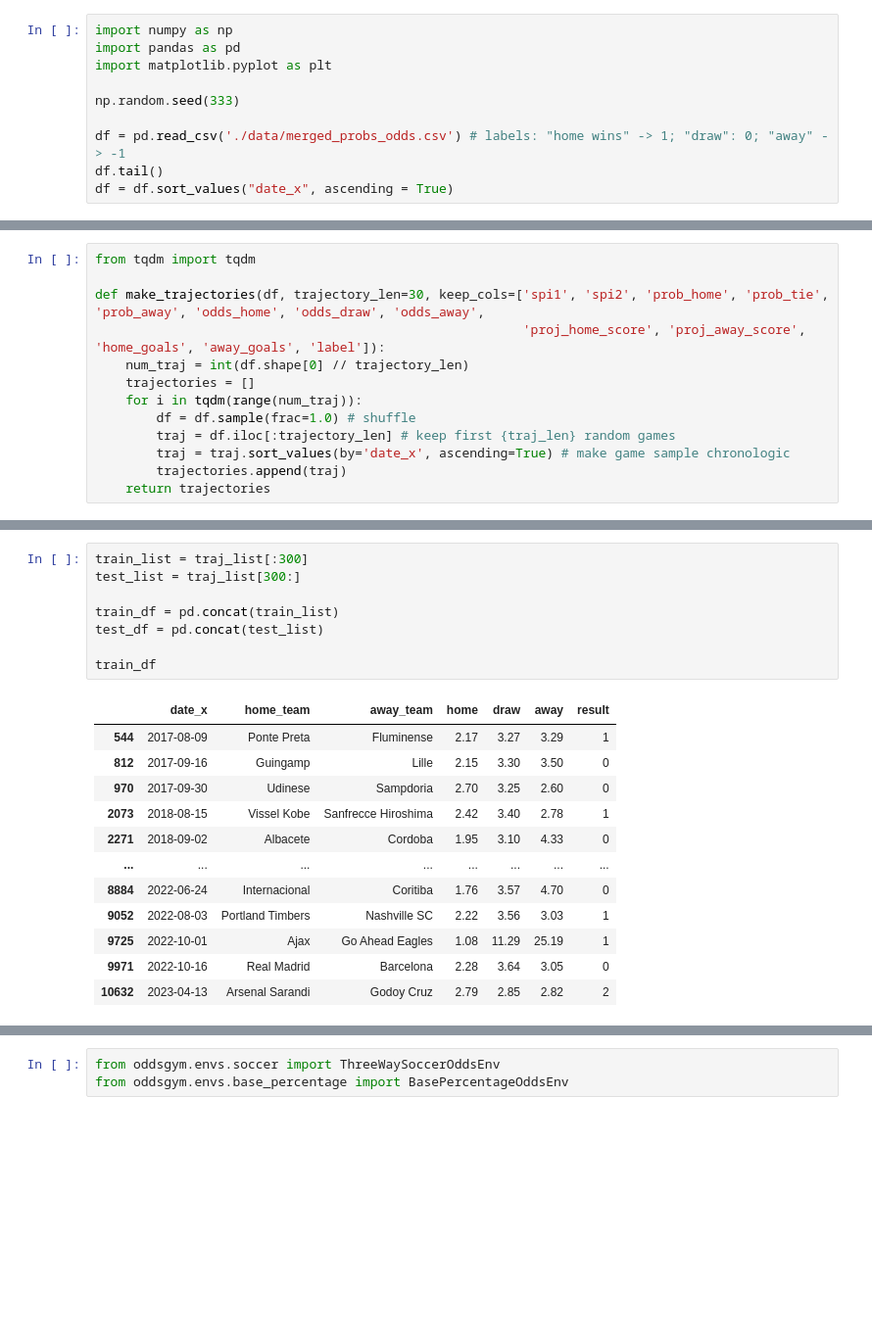
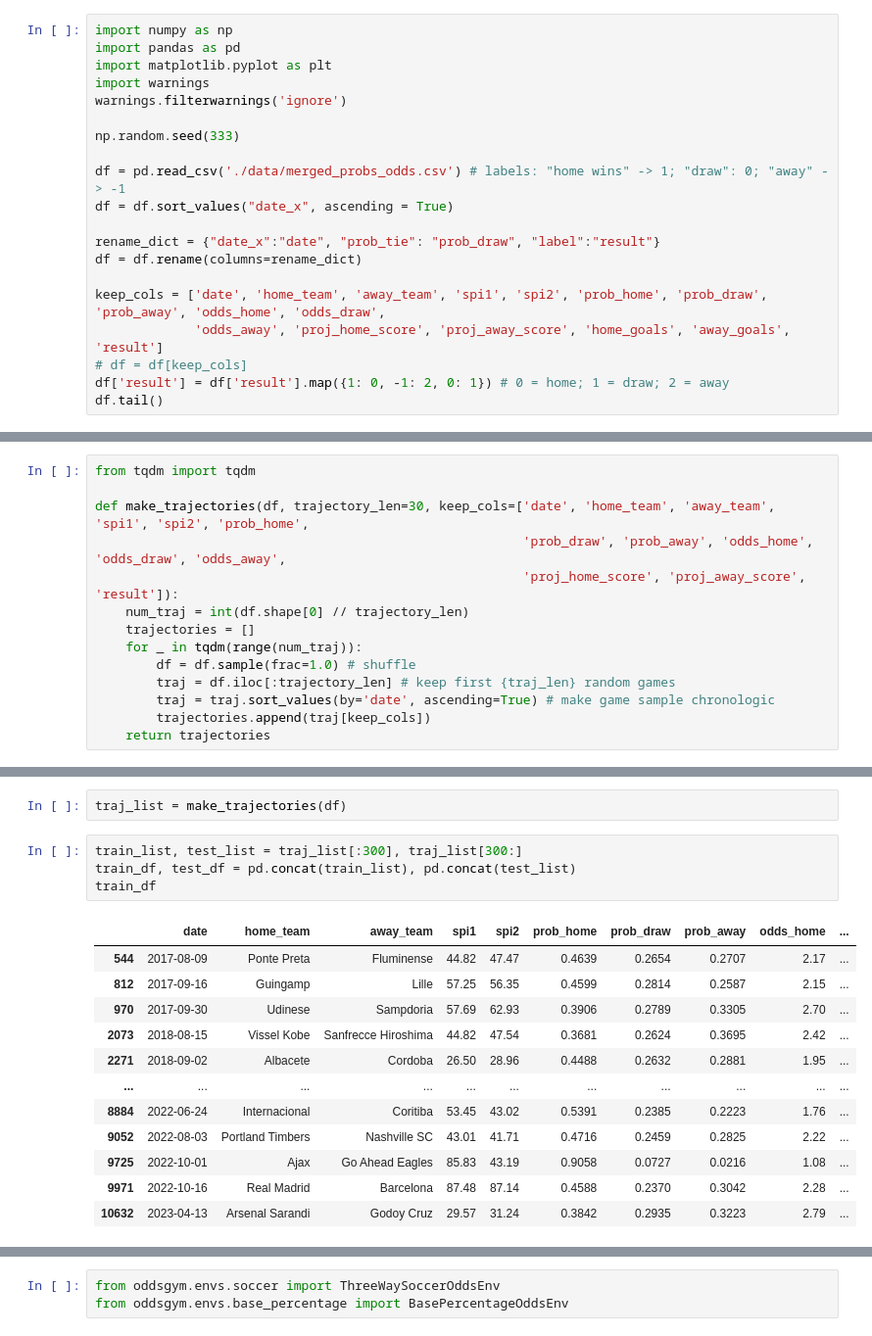
Before and after one commit to bryanchiaws/Odds-Gym, a Jupyter notebook: rl_simulations.ipynb, the cells around one changed output, grey strips where cells are left out. Shown: that part at 98% size. Drawn from its saved outputs; the diff is of its cells as text; blank space fills up the shorter version.

```diff
--- a/rl_simulations.ipynb
+++ b/rl_simulations.ipynb
@@ -2,9 +2,19 @@
 import numpy as np
 import pandas as pd
 import matplotlib.pyplot as plt
+import warnings
+warnings.filterwarnings('ignore')
 
 np.random.seed(333)
 
 df = pd.read_csv('./data/merged_probs_odds.csv') # labels: "home wins" -> 1; "draw": 0; "away" -> -1
+df = df.sort_values("date_x", ascending = True)
+
+rename_dict = {"date_x":"date", "prob_tie": "prob_draw", "label":"result"}
+df = df.rename(columns=rename_dict)
+
+keep_cols = ['date', 'home_team', 'away_team', 'spi1', 'spi2', 'prob_home', 'prob_draw', 'prob_away', 'odds_home', 'odds_draw',
+             'odds_away', 'proj_home_score', 'proj_away_score', 'home_goals', 'away_goals', 'result']
+# df = df[keep_cols]
+df['result'] = df['result'].map({1: 0, -1: 2, 0: 1}) # 0 = home; 1 = draw; 2 = away
 df.tail()
-df = df.sort_values("date_x", ascending = True)
@@ -11,13 +28,14 @@ df = df.sort_values("date_x", ascending = True)
 # %%
 from tqdm import tqdm
 
-def make_trajectories(df, trajectory_len=30, keep_cols=['spi1', 'spi2', 'prob_home', 'prob_tie', 'prob_away', 'odds_home', 'odds_draw', 'odds_away',
-                                                        'proj_home_score', 'proj_away_score', 'home_goals', 'away_goals', 'label']):
+def make_trajectories(df, trajectory_len=30, keep_cols=['date', 'home_team', 'away_team', 'spi1', 'spi2', 'prob_home',
+                                                        'prob_draw', 'prob_away', 'odds_home', 'odds_draw', 'odds_away',
+                                                        'proj_home_score', 'proj_away_score', 'result']):
     num_traj = int(df.shape[0] // trajectory_len)
     trajectories = []
-    for i in tqdm(range(num_traj)):
+    for _ in tqdm(range(num_traj)):
         df = df.sample(frac=1.0) # shuffle
         traj = df.iloc[:trajectory_len] # keep first {traj_len} random games
-        traj = traj.sort_values(by='date_x', ascending=True) # make game sample chronologic
-        trajectories.append(traj)
+        traj = traj.sort_values(by='date', ascending=True) # make game sample chronologic
+        trajectories.append(traj[keep_cols])
     return trajectories
@@ -31,21 +42,19 @@ traj_list = make_trajectories(odds_df, keep_cols = ["home_team", "away_team", "o
+# %%
+traj_list = make_trajectories(df)
 # %%
-train_list = traj_list[:300]
-test_list = traj_list[300:]
-
-train_df = pd.concat(train_list)
-test_df = pd.concat(test_list)
-
+train_list, test_list = traj_list[:300], traj_list[300:]
+train_df, test_df = pd.concat(train_list), pd.concat(test_list)
 train_df
 # %% [output]
-|  | date_x | home_team | away_team | home | draw | away | result |
-| 544 | 2017-08-09 | Ponte Preta | Fluminense | 2.17 | 3.27 | 3.29 | 1 |
-| 812 | 2017-09-16 | Guingamp | Lille | 2.15 | 3.30 | 3.50 | 0 |
-| 970 | 2017-09-30 | Udinese | Sampdoria | 2.70 | 3.25 | 2.60 | 0 |
-| 2073 | 2018-08-15 | Vissel Kobe | Sanfrecce Hiroshima | 2.42 | 3.40 | 2.78 | 1 |
-| 2271 | 2018-09-02 | Albacete | Cordoba | 1.95 | 3.10 | 4.33 | 0 |
-| ... | ... | ... | ... | ... | ... | ... | ... |
-| 8884 | 2022-06-24 | Internacional | Coritiba | 1.76 | 3.57 | 4.70 | 0 |
-| 9052 | 2022-08-03 | Portland Timbers | Nashville SC | 2.22 | 3.56 | 3.03 | 1 |
-| 9725 | 2022-10-01 | Ajax | Go Ahead Eagles | 1.08 | 11.29 | 25.19 | 1 |
-| 9971 | 2022-10-16 | Real Madrid | Barcelona | 2.28 | 3.64 | 3.05 | 0 |
-| 10632 | 2023-04-13 | Arsenal Sarandi | Godoy Cruz | 2.79 | 2.85 | 2.82 | 2 |
+|  | date | home_team | away_team | spi1 | spi2 | prob_home | prob_draw | prob_away | odds_home | ... |
+| 544 | 2017-08-09 | Ponte Preta | Fluminense | 44.82 | 47.47 | 0.4639 | 0.2654 | 0.2707 | 2.17 | ... |
+| 812 | 2017-09-16 | Guingamp | Lille | 57.25 | 56.35 | 0.4599 | 0.2814 | 0.2587 | 2.15 | ... |
+| 970 | 2017-09-30 | Udinese | Sampdoria | 57.69 | 62.93 | 0.3906 | 0.2789 | 0.3305 | 2.70 | ... |
+| 2073 | 2018-08-15 | Vissel Kobe | Sanfrecce Hiroshima | 44.82 | 47.54 | 0.3681 | 0.2624 | 0.3695 | 2.42 | ... |
+| 2271 | 2018-09-02 | Albacete | Cordoba | 26.50 | 28.96 | 0.4488 | 0.2632 | 0.2881 | 1.95 | ... |
+| ... | ... | ... | ... | ... | ... | ... | ... | ... | ... | ... |
+| 8884 | 2022-06-24 | Internacional | Coritiba | 53.45 | 43.02 | 0.5391 | 0.2385 | 0.2223 | 1.76 | ... |
+| 9052 | 2022-08-03 | Portland Timbers | Nashville SC | 43.01 | 41.71 | 0.4716 | 0.2459 | 0.2825 | 2.22 | ... |
+| 9725 | 2022-10-01 | Ajax | Go Ahead Eagles | 85.83 | 43.19 | 0.9058 | 0.0727 | 0.0216 | 1.08 | ... |
+| 9971 | 2022-10-16 | Real Madrid | Barcelona | 87.48 | 87.14 | 0.4588 | 0.2370 | 0.3042 | 2.28 | ... |
+| 10632 | 2023-04-13 | Arsenal Sarandi | Godoy Cruz | 29.57 | 31.24 | 0.3842 | 0.2935 | 0.3223 | 2.79 | ... |
```
Also changed, not shown: parts of 19 cells of this notebook, 4 other files.
